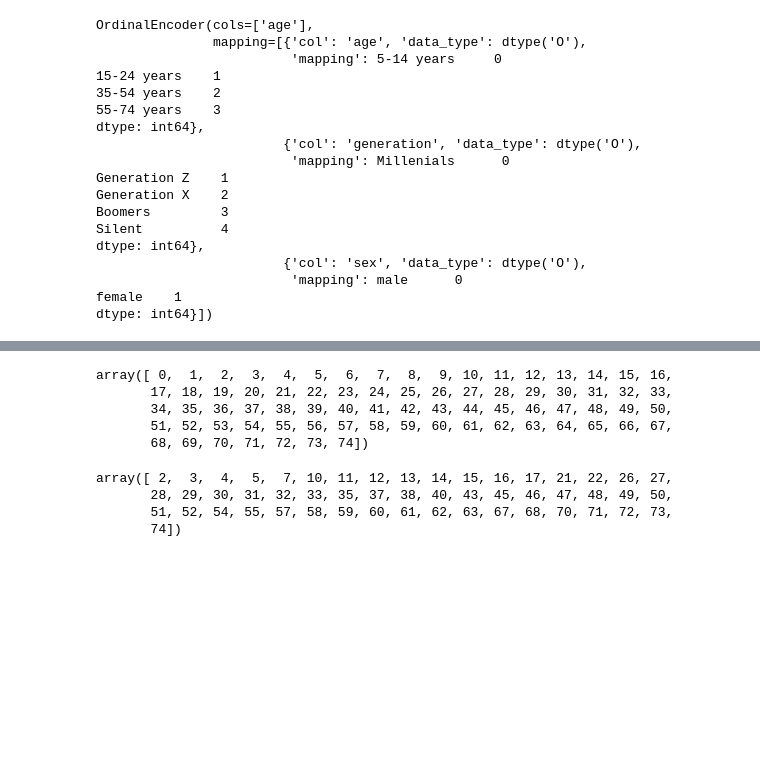
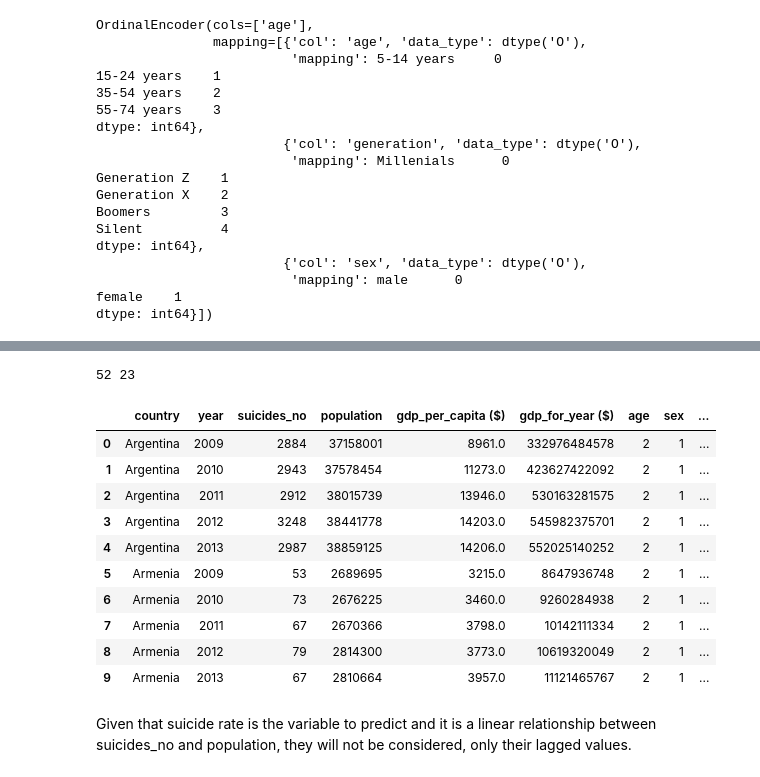
Before and after one commit to j220493/panelDataModelling, a Jupyter notebook: 2. Data Preparation.ipynb, the cells around one changed output, grey strips where cells are left out. Cells and saved outputs as stored; diff of their text form; code cells hidden in the pictures; blank space fills up the shorter version.

Commit message:
Adding variables previous period

```diff
--- a/2. Data Preparation.ipynb
+++ b/2. Data Preparation.ipynb
@@ -158,15 +142,7 @@ TrainDF = dfPro[dfPro[]]
-# %%
-dataSample
-# %% [output]
-array([ 0,  1,  2,  3,  4,  5,  6,  7,  8,  9, 10, 11, 12, 13, 14, 15, 16,
-       17, 18, 19, 20, 21, 22, 23, 24, 25, 26, 27, 28, 29, 30, 31, 32, 33,
-       34, 35, 36, 37, 38, 39, 40, 41, 42, 43, 44, 45, 46, 47, 48, 49, 50,
-       51, 52, 53, 54, 55, 56, 57, 58, 59, 60, 61, 62, 63, 64, 65, 66, 67,
-       68, 69, 70, 71, 72, 73, 74])
-# %%
-np.sort(trainSample)
-# %% [output]
-array([ 2,  3,  4,  5,  7, 10, 11, 12, 13, 14, 15, 16, 17, 21, 22, 26, 27,
-       28, 29, 30, 31, 32, 33, 35, 37, 38, 40, 43, 45, 46, 47, 48, 49, 50,
-       51, 52, 54, 55, 57, 58, 59, 60, 61, 62, 63, 67, 68, 70, 71, 72, 73,
-       74])
+# %%
+# Train and test size
+trainSize = int(totalCountries*0.7)
+testSize = totalCountries - trainSize
+print(trainSize, testSize)
+# %% [output]
+52 23
@@ -172,0 +154,23 @@ array([ 2,  3,  4,  5,  7, 10, 11, 12, 13, 14, 15, 16, 17, 21, 22, 26, 27,
+# %%
+# Dividing
+TrainDF = dfPro[dfPro['id'].isin(list(trainSample))].drop(columns='id')
+TestDF = dfPro[dfPro['id'].isin(list(testSample))].drop(columns='id')
+# %%
+# Encoding train ant test
+TrainDF = encoder.transform(TrainDF)
+TestDF = encoder.transform(TestDF)
+TrainDF.head(10)
+# %% [output]
+|  | country | year | suicides_no | population | gdp_per_capita ($) | gdp_for_year ($) | age | sex | ... |
+| 0 | Argentina | 2009 | 2884 | 37158001 | 8961.0 | 332976484578 | 2 | 1 | ... |
+| 1 | Argentina | 2010 | 2943 | 37578454 | 11273.0 | 423627422092 | 2 | 1 | ... |
+| 2 | Argentina | 2011 | 2912 | 38015739 | 13946.0 | 530163281575 | 2 | 1 | ... |
+| 3 | Argentina | 2012 | 3248 | 38441778 | 14203.0 | 545982375701 | 2 | 1 | ... |
+| 4 | Argentina | 2013 | 2987 | 38859125 | 14206.0 | 552025140252 | 2 | 1 | ... |
+| 5 | Armenia | 2009 | 53 | 2689695 | 3215.0 | 8647936748 | 2 | 1 | ... |
+| 6 | Armenia | 2010 | 73 | 2676225 | 3460.0 | 9260284938 | 2 | 1 | ... |
+| 7 | Armenia | 2011 | 67 | 2670366 | 3798.0 | 10142111334 | 2 | 1 | ... |
+| 8 | Armenia | 2012 | 79 | 2814300 | 3773.0 | 10619320049 | 2 | 1 | ... |
+| 9 | Armenia | 2013 | 67 | 2810664 | 3957.0 | 11121465767 | 2 | 1 | ... |
+# %% [markdown]
+Given that suicide rate is the variable to predict and it is a linear relationship between suicides_no and population, they will not be considered, only their lagged values.
```
Also changed, not shown: parts of 11 cells of this notebook.
